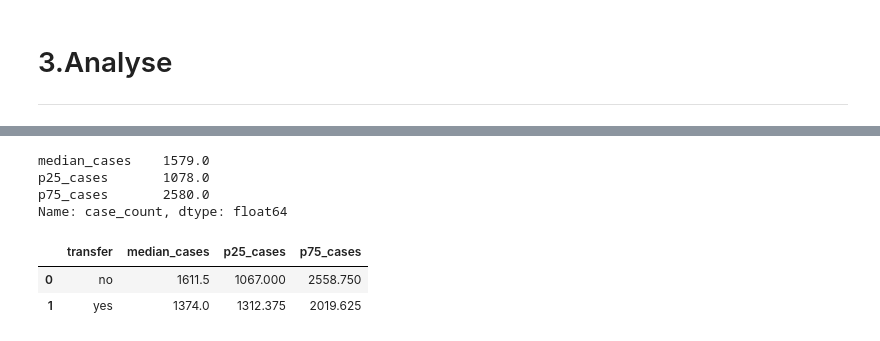
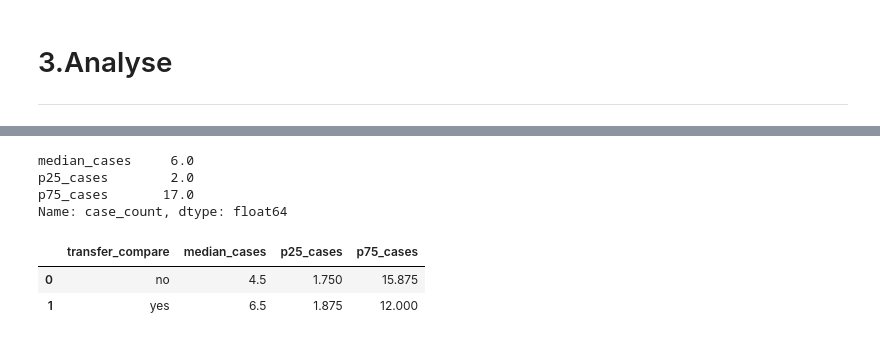
Before and after one commit to Ramathibodi-HPSR/Prehos, a Jupyter notebook: main.ipynb, the cells around one changed output, grey strips where cells are left out. Cells and saved outputs as stored; diff of their text form; code cells hidden in the pictures.

```diff
--- a/main.ipynb
+++ b/main.ipynb
@@ -1054,0 +91,7 @@ visualization will be conducted on *Tableau software*
+# %%
+# Import hospital data
+data_dir = 'data/RESOURCE'
+file_name = 'hosp'
+output_dir = 'output'
+
+hos, _, _ = process.DataCleaning.clean(file_name, data_dir, output_dir, export_df=False)
@@ -1054,0 +146,7 @@ visualization will be conducted on *Tableau software*
+# %%
+# Import ITEMS Oct 2021 - Nov 2022
+data_dir = 'data/ITEMS/OVERALL'
+file_name = 'ITEMS_202110-202211'
+output_dir = 'output'
+
+df_forclean, df_raw, dict_path = process.DataCleaning.clean(file_name, data_dir, output_dir, export_df=False)
@@ -1054,0 +327,7 @@ visualization will be conducted on *Tableau software*
+# %%
+# Import ITEMS Dec 2022 - Sep 2023
+data_dir = 'data/ITEMS/OVERALL'
+file_name = 'ITEMS_202212-202309'
+output_dir = 'output'
+
+df_forclean, df_raw, dict_path = process.DataCleaning.clean(file_name, data_dir, output_dir, clear=True, export_df=False)
@@ -1276,38 +865,35 @@ Path to cleaned dataset  : None
 # %%
-# Ensure 'monthyear' is treated as a string for grouping
-df_imputed['monthyear'] = df_imputed['monthyear'].astype(str)
-
 # Count the number of cases per month per province
-cases_per_month = df_imputed.groupby(['prov', 'monthyear']).size().reset_index(name='case_count')
+cases_per_month = df_foranalyse.groupby(['prov', 'monthyear']).size().reset_index(name='case_count')
 
 overall_stats = cases_per_month['case_count'].agg(
     median_cases='median',  # P50 (Median)
     p25_cases=lambda x: x.quantile(0.25),
     p75_cases=lambda x: x.quantile(0.75)
 )
 
 # Compute the average number of cases per month for each province
 avg_cases_per_province = cases_per_month.groupby('prov')['case_count'].agg(
     avg_cases_per_month='median',  # P50 (Median)
     p25=lambda x: x.quantile(0.25),
     p75=lambda x: x.quantile(0.75)
 ).reset_index()
-avg_cases_per_province['transfer'] = avg_cases_per_province['prov'].apply(lambda x:'yes' if x in prov_transfer else 'no')
+avg_cases_per_province['transfer_compare'] = avg_cases_per_province['prov'].apply(lambda x:'yes' if x in prov_transfer_compare else 'no')
 
 # Compute the median, P25, and P75 per group
-avg_cases_per_group = avg_cases_per_province.groupby('transfer').agg(
+avg_cases_per_group = avg_cases_per_province.groupby('transfer_compare').agg(
     median_cases=('avg_cases_per_month', 'median'),
     p25_cases=('avg_cases_per_month', lambda x: x.quantile(0.25)),
     p75_cases=('avg_cases_per_month', lambda x: x.quantile(0.75))
 ).reset_index()
 
 display(overall_stats)
 display(avg_cases_per_group)
 # %% [output]
-median_cases    1579.0
-p25_cases       1078.0
-p75_cases       2580.0
+median_cases     6.0
+p25_cases        2.0
+p75_cases       17.0
 Name: case_count, dtype: float64
-|  | transfer | median_cases | p25_cases | p75_cases |
-| 0 | no | 1611.5 | 1067.000 | 2558.750 |
-| 1 | yes | 1374.0 | 1312.375 | 2019.625 |
+|  | transfer_compare | median_cases | p25_cases | p75_cases |
+| 0 | no | 4.5 | 1.750 | 15.875 |
+| 1 | yes | 6.5 | 1.875 | 12.000 |
```
Also changed, not shown: parts of 80 cells of this notebook.
